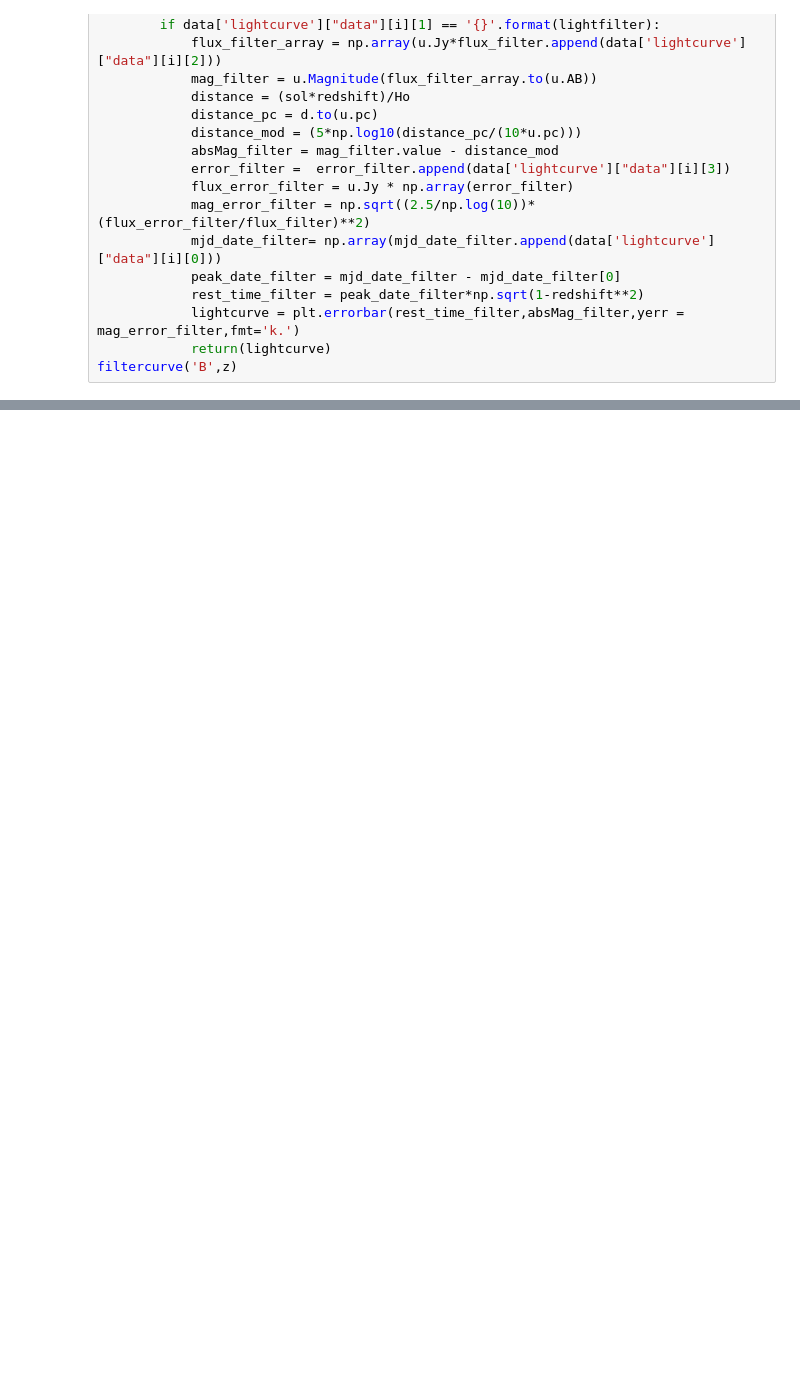
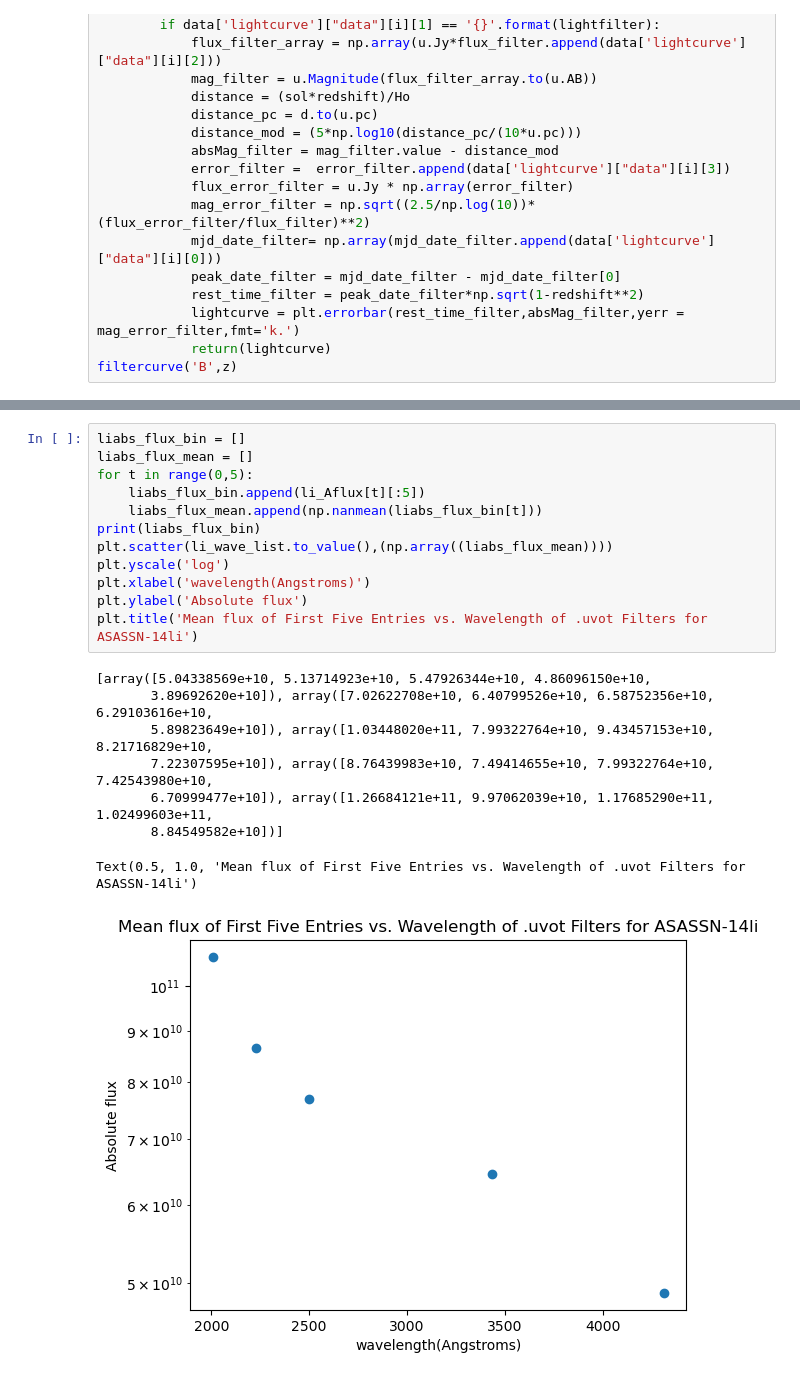
Before and after one commit to Seti-Norris/SASP-TDE, a Jupyter notebook: SASP-TDE.ipynb, the cells around one changed output, grey strips where cells are left out. Cells and saved outputs as stored; diff of their text form; blank space fills up the shorter version.

```diff
--- a/SASP-TDE.ipynb
+++ b/SASP-TDE.ipynb
@@ -714,0 +940,21 @@ filtercurve('B',z)
+# %%
+liabs_flux_bin = []
+liabs_flux_mean = []
+for t in range(0,5):
+    liabs_flux_bin.append(li_Aflux[t][:5])
+    liabs_flux_mean.append(np.nanmean(liabs_flux_bin[t]))
+print(liabs_flux_bin)
+plt.scatter(li_wave_list.to_value(),(np.array((liabs_flux_mean))))
+plt.yscale('log')
+plt.xlabel('wavelength(Angstroms)')
+plt.ylabel('Absolute flux')
+plt.title('Mean flux of First Five Entries vs. Wavelength of .uvot Filters for ASASSN-14li')
+# %% [output]
+[array([5.04338569e+10, 5.13714923e+10, 5.47926344e+10, 4.86096150e+10,
+       3.89692620e+10]), array([7.02622708e+10, 6.40799526e+10, 6.58752356e+10, 6.29103616e+10,
+       5.89823649e+10]), array([1.03448020e+11, 7.99322764e+10, 9.43457153e+10, 8.21716829e+10,
+       7.22307595e+10]), array([8.76439983e+10, 7.49414655e+10, 7.99322764e+10, 7.42543980e+10,
+       6.70999477e+10]), array([1.26684121e+11, 9.97062039e+10, 1.17685290e+11, 1.02499603e+11,
+       8.84549582e+10])]
+Text(0.5, 1.0, 'Mean flux of First Five Entries vs. Wavelength of .uvot Filters for ASASSN-14li')
+[figure, added]
```
Also changed, not shown: parts of 44 cells of this notebook, 2 other files.
